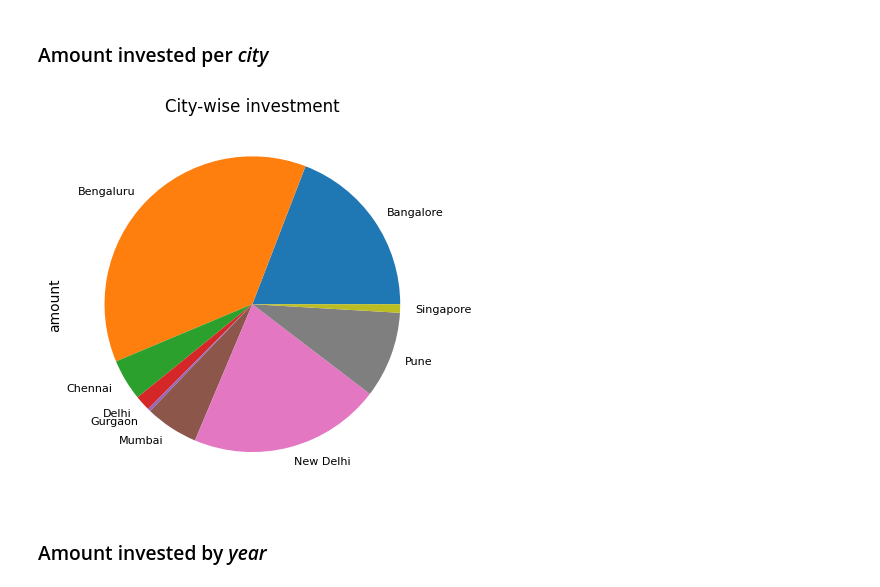
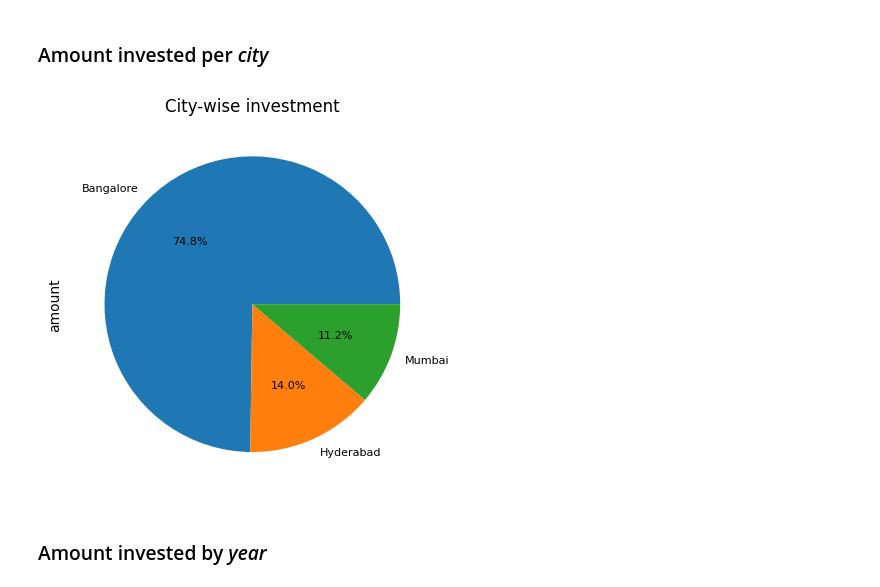
Before and after one commit to nirmit27/startup-dashboard, a Jupyter notebook: indian-startup-streamlit.ipynb, the cells around one changed output. Cells and saved outputs as stored; diff of their text form; code cells hidden in the pictures.

Commit message:
Fixed the pie charts and alignment

```diff
--- a/indian-startup-streamlit.ipynb
+++ b/indian-startup-streamlit.ipynb
@@ -285,12 +285,15 @@ plt.show()
 # %% [markdown]
 ### Amount invested per _city_
 # %%
-idgv.groupby('city')['amount'].sum().plot(kind='pie', fontsize=8)
+name = "Accel India"
+x = df[df['investors'].str.contains(name)].groupby('city')[
+    'amount'].sum().head()
 
+x.plot(kind='pie', fontsize=8, autopct='%1.1f%%')
 plt.title('City-wise investment')
 plt.show()
 # %% [output]
-[figure, old version]
+[figure, new version]
 # %% [markdown]
 ### Amount invested by _year_
 # %%
```
Also changed, not shown: parts of 2 cells of this notebook, 2 other files.
